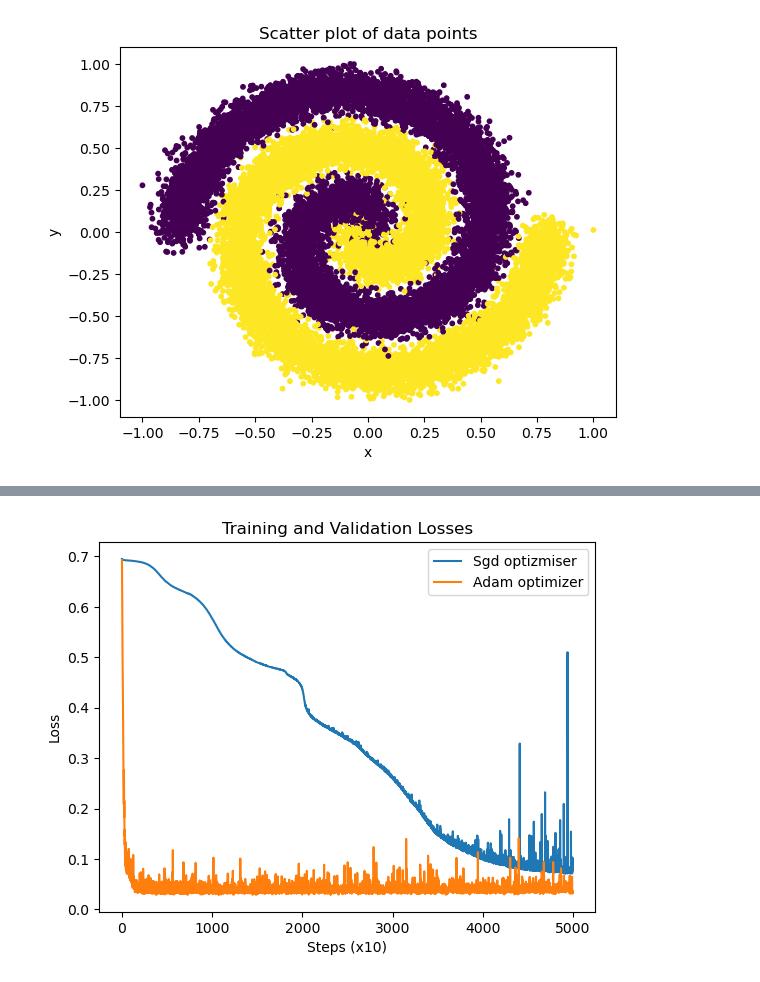
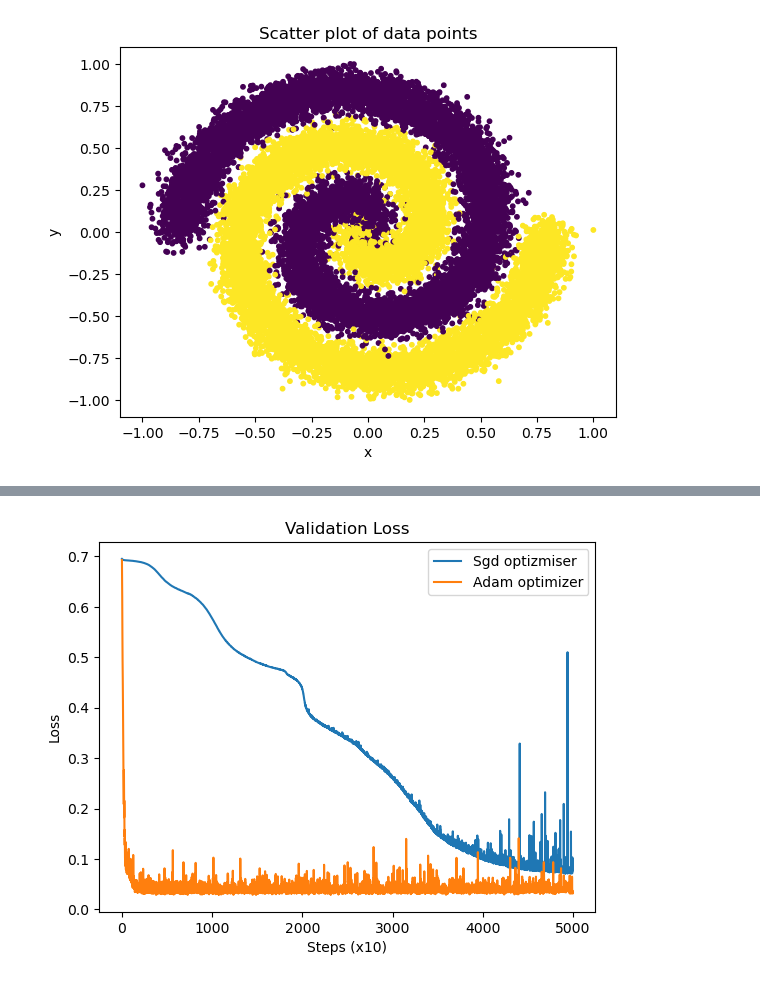
Before and after one commit to BaeHyeonJik/DL-study, a Jupyter notebook: DNN/8. Adam optimizer.ipynb, the cells around one changed output, grey strips where cells are left out. Saved outputs shown, nothing was run; the diff lists cells and outputs as text; code cells hidden in the pictures.

```diff
--- a/DNN/8. Adam optimizer.ipynb
+++ b/DNN/8. Adam optimizer.ipynb
@@ -259,14 +259,14 @@ for steps in range(50000):
 # %%
 import matplotlib.pyplot as plt
 
 plt.plot(sgd_val_losses, label='Sgd optizmiser')
 plt.plot(adam_val_losses, label='Adam optimizer')
 
-plt.title('Training and Validation Losses')
+plt.title('Validation Loss')
 plt.xlabel('Steps (x10)')
 plt.ylabel('Loss')
 plt.legend()
 
 plt.show()
 # %% [output]
-[figure, old version]
+[figure, new version]
```
